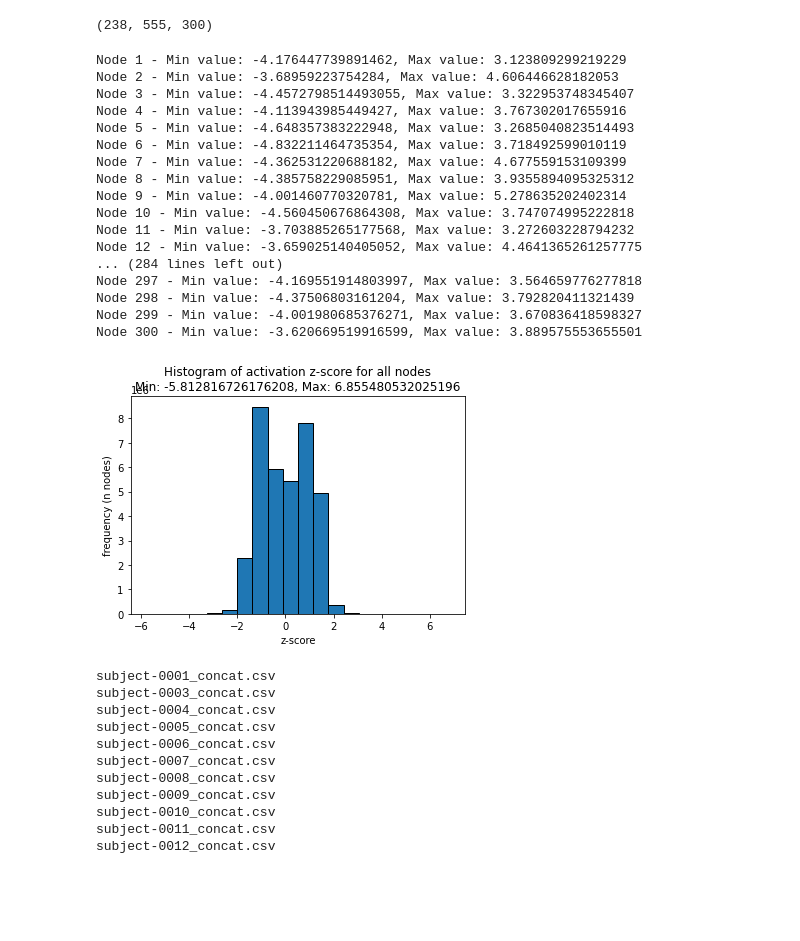
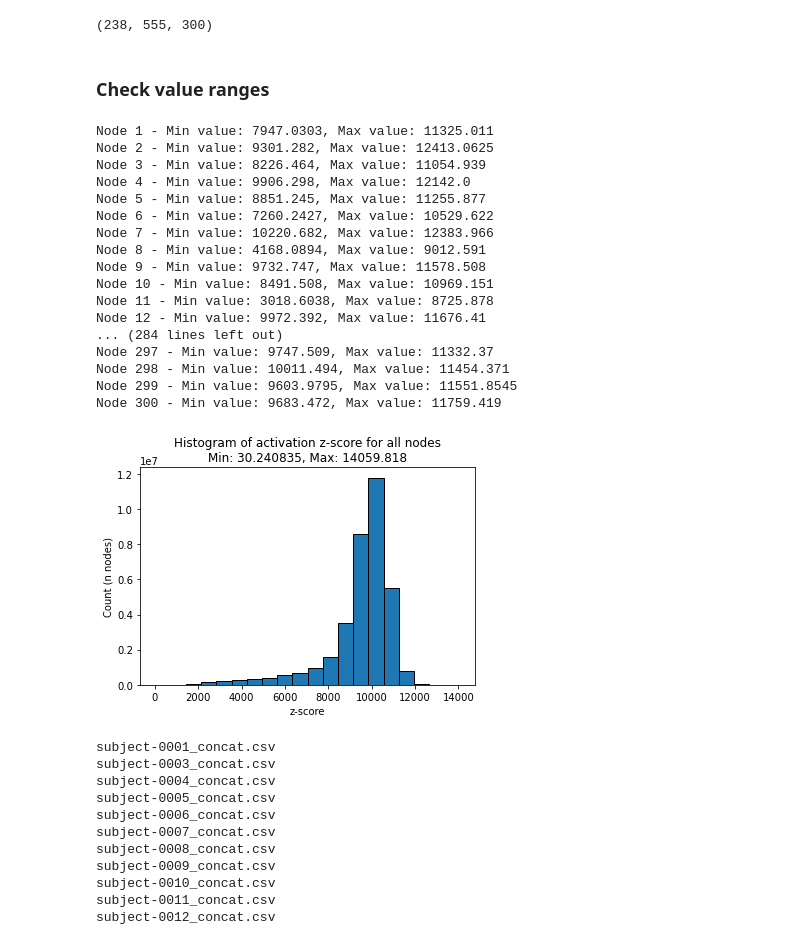
Before and after one commit to christiennedamatac/sps_mfMRI, a Jupyter notebook: inter-subject_correlation_mfMRI_similarity.ipynb, the cells around one changed output. Drawn from its saved outputs; the diff is of its cells as text; code cells hidden in the pictures; blank space fills up the shorter version.

```diff
--- a/inter-subject_correlation_mfMRI_similarity.ipynb
+++ b/inter-subject_correlation_mfMRI_similarity.ipynb
@@ -457,7 +457,7 @@ import os
 import numpy as np
 import pandas as pd
 
-working_dir = 'analysis/aural_framing_by_movie_topic/concatenated/z_scored'
+working_dir = 'analysis/aural_framing_by_movie_topic/concatenated'
 subject_files = [f for f in os.listdir(working_dir) if f.endswith(".csv")]
 subject_files.sort() # ensures the subjects are sorted
 
@@ -481,3 +479,5 @@ print(stacked_data.shape)
+# %% [markdown]
+### Check value ranges
 # %%
 # Get the dimensions of the stacked_data array
 n_subs, n_ts, n_nodes = stacked_data.shape
@@ -489,40 +489,40 @@ for node in range(n_nodes):
     max_value = np.nanmax(node_values)
     print(f"Node {node + 1} - Min value: {min_value}, Max value: {max_value}")
 # %% [output]
-Node 1 - Min value: -4.176447739891462, Max value: 3.123809299219229
-Node 2 - Min value: -3.68959223754284, Max value: 4.606446628182053
-Node 3 - Min value: -4.4572798514493055, Max value: 3.322953748345407
-Node 4 - Min value: -4.113943985449427, Max value: 3.767302017655916
-Node 5 - Min value: -4.648357383222948, Max value: 3.2685040823514493
-Node 6 - Min value: -4.832211464735354, Max value: 3.718492599010119
-Node 7 - Min value: -4.362531220688182, Max value: 4.677559153109399
-Node 8 - Min value: -4.385758229085951, Max value: 3.9355894095325312
-Node 9 - Min value: -4.001460770320781, Max value: 5.278635202402314
-Node 10 - Min value: -4.560450676864308, Max value: 3.747074995222818
-Node 11 - Min value: -3.703885265177568, Max value: 3.272603228794232
-Node 12 - Min value: -3.659025140405052, Max value: 4.4641365261257775
+Node 1 - Min value: 7947.0303, Max value: 11325.011
+Node 2 - Min value: 9301.282, Max value: 12413.0625
+Node 3 - Min value: 8226.464, Max value: 11054.939
+Node 4 - Min value: 9906.298, Max value: 12142.0
+Node 5 - Min value: 8851.245, Max value: 11255.877
+Node 6 - Min value: 7260.2427, Max value: 10529.622
+Node 7 - Min value: 10220.682, Max value: 12383.966
+Node 8 - Min value: 4168.0894, Max value: 9012.591
+Node 9 - Min value: 9732.747, Max value: 11578.508
+Node 10 - Min value: 8491.508, Max value: 10969.151
+Node 11 - Min value: 3018.6038, Max value: 8725.878
+Node 12 - Min value: 9972.392, Max value: 11676.41
 ... (284 lines left out)
-Node 297 - Min value: -4.169551914803997, Max value: 3.564659776277818
-Node 298 - Min value: -4.37506803161204, Max value: 3.792820411321439
-Node 299 - Min value: -4.001980685376271, Max value: 3.670836418598327
-Node 300 - Min value: -3.620669519916599, Max value: 3.889575553655501
+Node 297 - Min value: 9747.509, Max value: 11332.37
+Node 298 - Min value: 10011.494, Max value: 11454.371
+Node 299 - Min value: 9603.9795, Max value: 11551.8545
+Node 300 - Min value: 9683.472, Max value: 11759.419
 # %%
 # Combine all node values into a single array
 all_node_values = stacked_data.reshape(-1, n_nodes)
 
 # Compute the minimum and maximum values for all node values
 min_value = np.nanmin(all_node_values)
 max_value = np.nanmax(all_node_values)
 
 # Plot histogram for all node values
 plt.figure()
 plt.hist(all_node_values[~np.isnan(all_node_values)], bins=20, edgecolor='black')
-plt.title(f"Histogram of activation z-score for all nodes\nMin: {min_value}, Max: {max_value}")
+plt.title(f"Histogram of activation for all nodes\nMin: {min_value}, Max: {max_value}")
 plt.xlabel("z-score")
-plt.ylabel("frequency (n nodes)")
+plt.ylabel("Count (n nodes)")
 plt.show()
 # %% [output]
-[figure, old version]
+[figure, new version]
 # %%
 # Check subject_files sorting. Make sure it's the same order as the questionnaire similarity matrices.
 for s in subject_files:
```
Also changed, not shown: parts of 14 cells of this notebook.
